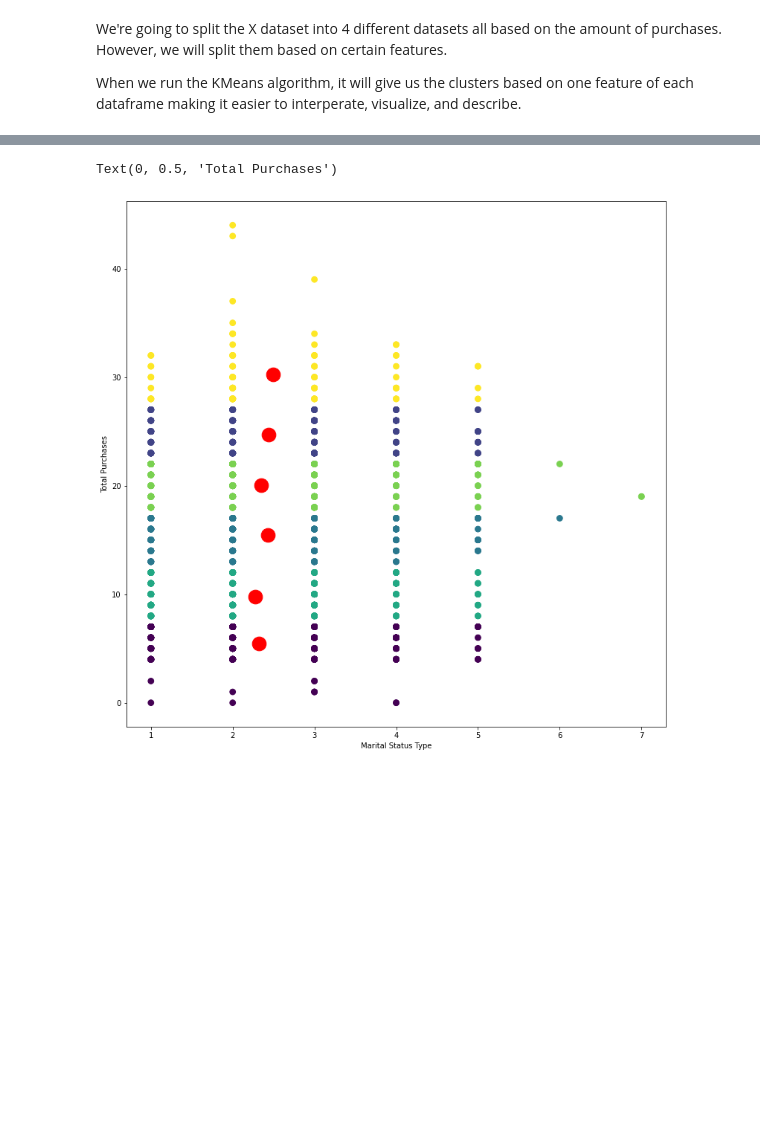
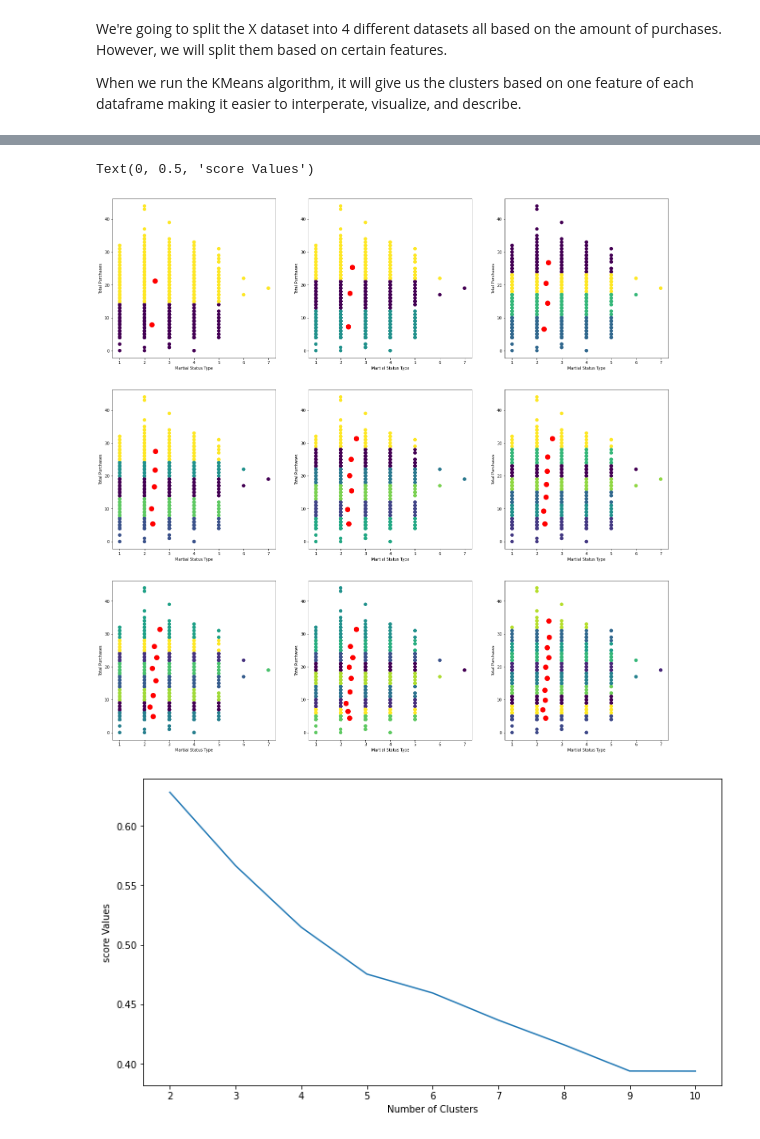
Before and after one commit to tronschell/MGIS355FinalProject, a Jupyter notebook: Project5.ipynb, the cells around one changed output, grey strips where cells are left out. Saved outputs shown, nothing was run; the diff lists cells and outputs as text; code cells hidden in the pictures; blank space fills up the shorter version.

```diff
--- a/Project5.ipynb
+++ b/Project5.ipynb
@@ -16,5 +14,5 @@ Mounted at /content/drive
 # %%
-df = pd.read_csv("/home/marketing_campaign.csv", delimiter="\t")
+df = pd.read_csv("marketing_campaign.csv", delimiter="\t")
 df
 # %% [output]
 |  | ID | Year_Birth | Education | Marital_Status | Income | Kidhome | Teenhome | Dt_Customer | Recency | ... |
@@ -141,8 +178,29 @@ Text(0, 0.5, 'Total Purchases')
 # %%
+"""
 edu_label, edu_centroids = KMeans_Algorithm(edu_df)
 fig1 = plt.figure(figsize=(13, 13))
 plt.scatter(edu_df["Education"], edu_df["total_purchases"], s=60, c=df["label"])
 plt.scatter(edu_centroids["X"], edu_centroids["Y"], s=350, c="r")
 plt.xlabel('Education Type')
 plt.ylabel('Total Purchases')
+"""
+
+
+fig1 = plt.figure(figsize=(15, 15))
+edu_score_values = []
+for i in range(2, 11):
+  edu_centroids, edu_score, edu_label = KMeansAlgorithm(edu_df, i)
+  edu_score_values.append(edu_score)
+
+  sub = fig1.add_subplot(330 + i - 1)
+  sub.scatter(edu_df["Education"], edu_df["total_purchases"], s=60, c=df["label"],)
+  sub.scatter(edu_centroids["X"], edu_centroids["Y"], s=150, c="r")
+  sub.set_xlabel('Education Type')
+  sub.set_ylabel('Total Purchases')
+
+
+plt.figure(figsize = (11 ,6))
+plt.plot(np.arange(2,11) , edu_score_values)
+plt.xlabel("Number of Clusters")
+plt.ylabel("score Values")
 # %% [output]
@@ -151,10 +212,29 @@ Text(0, 0.5, 'Total Purchases')
 # %%
-ms_label, ms_centroids = KMeans_Algorithm(ms_df)
+"""ms_label, ms_centroids = KMeans_Algorithm(ms_df)
 fig1 = plt.figure(figsize=(13, 13))
 plt.scatter(ms_df["Marital_Status"], ms_df["total_purchases"], s=60, c=df["label"])
 plt.scatter(ms_centroids["X"], ms_centroids["Y"], s=350, c="r")
 plt.xlabel('Marital Status Type')
-plt.ylabel('Total Purchases')
+plt.ylabel('Total Purchases')"""
+
+fig1 = plt.figure(figsize=(25, 25))
+ms_score_values = []
+for i in range(2, 11):
+  ms_centroids, ms_score, ms_label = KMeansAlgorithm(ms_df, i)
+  ms_score_values.append(ms_score)
+
+  sub = fig1.add_subplot(330 + i - 1)
+  sub.scatter(ms_df["Marital_Status"], ms_df["total_purchases"], s=60, c=df["label"],)
+  sub.scatter(ms_centroids["X"], ms_centroids["Y"], s=150, c="r")
+  sub.set_xlabel('Martial Status Type')
+  sub.set_ylabel('Total Purchases')
+
+
+plt.figure(figsize = (11 ,6))
+plt.plot(np.arange(2,11) , ms_score_values)
+plt.xlabel("Number of Clusters")
+plt.ylabel("score Values")
 # %% [output]
-Text(0, 0.5, 'Total Purchases')
+Text(0, 0.5, 'score Values')
-[figure, old version]
+[figure, new version]
+[figure, added]
```
Also changed, not shown: parts of 28 cells of this notebook.
